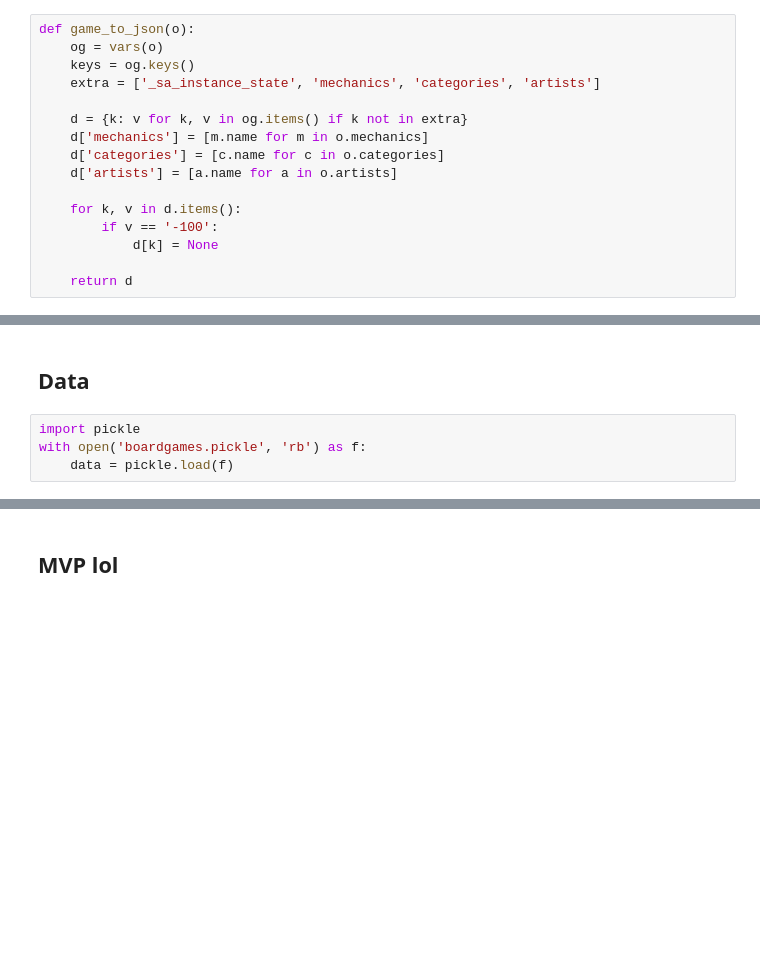
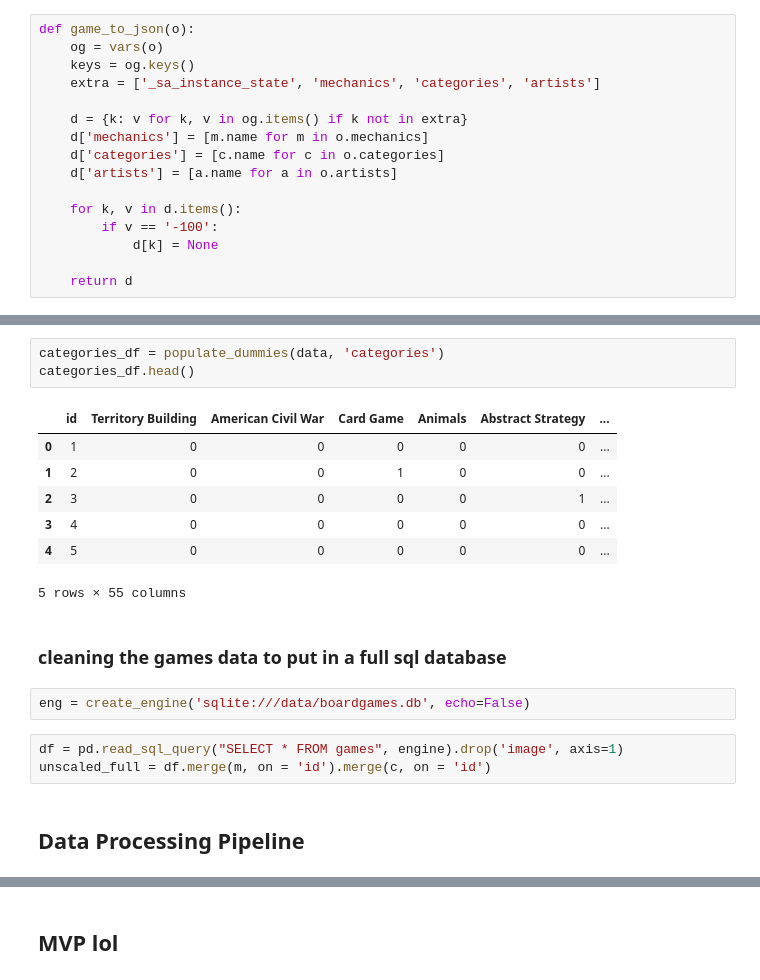
Before and after one commit to danjizquierdo/BoardGameRecommender, a Jupyter notebook: json-mvp.ipynb, the cells around one changed output, grey strips where cells are left out. Saved outputs shown, nothing was run; the diff lists cells and outputs as text; blank space fills up the shorter version.

```diff
--- a/json-mvp.ipynb
+++ b/json-mvp.ipynb
@@ -32,6 +79,20 @@ def game_to_json(o):
+# %%
+categories_df = populate_dummies(data, 'categories')
+categories_df.head()
+# %% [output]
+|  | id | Territory Building | American Civil War | Card Game | Animals | Abstract Strategy | ... |
+| 0 | 1 | 0 | 0 | 0 | 0 | 0 | ... |
+| 1 | 2 | 0 | 0 | 1 | 0 | 0 | ... |
+| 2 | 3 | 0 | 0 | 0 | 0 | 1 | ... |
+| 3 | 4 | 0 | 0 | 0 | 0 | 0 | ... |
+| 4 | 5 | 0 | 0 | 0 | 0 | 0 | ... |
+5 rows × 55 columns
+# %% [markdown]
+### cleaning the games data to put in a full sql database
+# %%
+eng = create_engine('sqlite:///data/boardgames.db', echo=False)
+# %%
+df = pd.read_sql_query("SELECT * FROM games", engine).drop('image', axis=1)
+unscaled_full = df.merge(m, on = 'id').merge(c, on = 'id')
 # %% [markdown]
-## Data
+## Data Processing Pipeline
-# %%
-import pickle
-with open('boardgames.pickle', 'rb') as f:
-    data = pickle.load(f)
```
Also changed, not shown: parts of 17 cells of this notebook, 18 other files.
